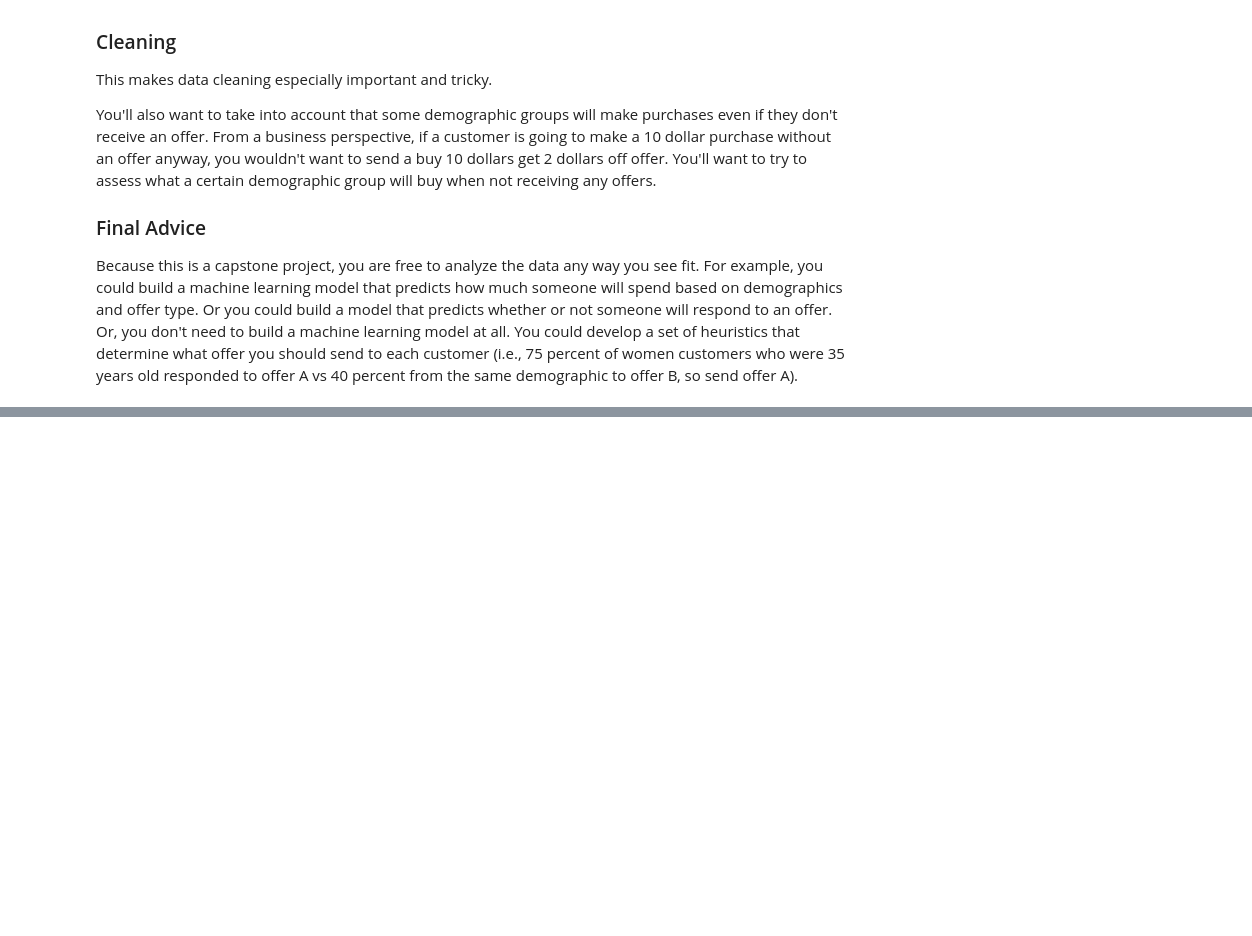
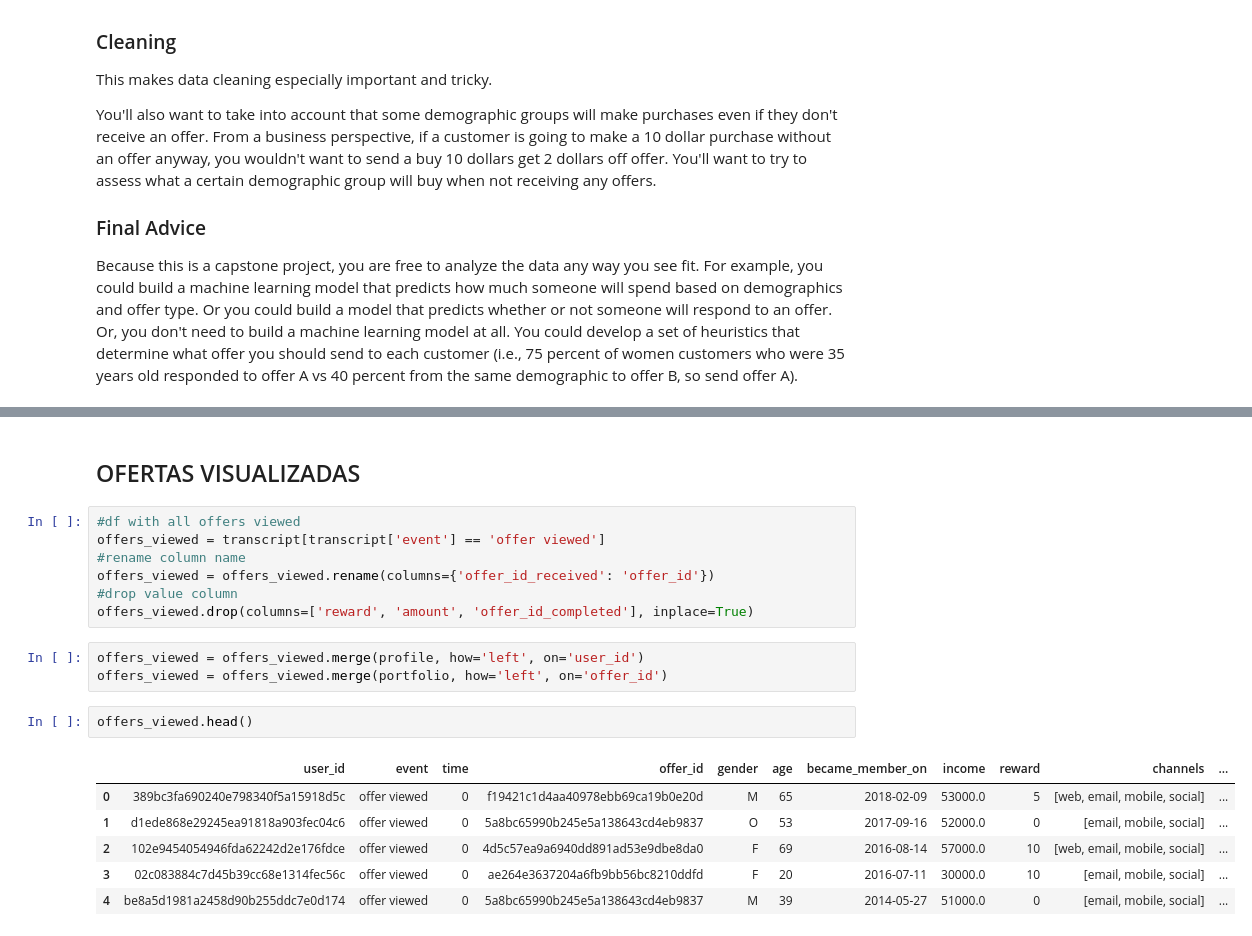
Before and after one commit to matsuch/Capstone-Project-Starbucks, a Jupyter notebook: Starbucks_Capstone_notebook.ipynb, the cells around one changed output, grey strips where cells are left out. Drawn from its saved outputs; the diff is of its cells as text; blank space fills up the shorter version.

```diff
--- a/Starbucks_Capstone_notebook.ipynb
+++ b/Starbucks_Capstone_notebook.ipynb
@@ -95,0 +221,21 @@ portfolio.head()
+# %% [markdown]
+## OFERTAS VISUALIZADAS
+# %%
+#df with all offers viewed
+offers_viewed = transcript[transcript['event'] == 'offer viewed']
+#rename column name
+offers_viewed = offers_viewed.rename(columns={'offer_id_received': 'offer_id'})
+#drop value column
+offers_viewed.drop(columns=['reward', 'amount', 'offer_id_completed'], inplace=True)
+# %%
+offers_viewed = offers_viewed.merge(profile, how='left', on='user_id')
+offers_viewed = offers_viewed.merge(portfolio, how='left', on='offer_id')
+# %%
+offers_viewed.head()
+# %% [output]
+|  | user_id | event | time | offer_id | gender | age | became_member_on | income | reward | channels | ... |
+| 0 | 389bc3fa690240e798340f5a15918d5c | offer viewed | 0 | f19421c1d4aa40978ebb69ca19b0e20d | M | 65 | 2018-02-09 | 53000.0 | 5 | [web, email, mobile, social] | ... |
+| 1 | d1ede868e29245ea91818a903fec04c6 | offer viewed | 0 | 5a8bc65990b245e5a138643cd4eb9837 | O | 53 | 2017-09-16 | 52000.0 | 0 | [email, mobile, social] | ... |
+| 2 | 102e9454054946fda62242d2e176fdce | offer viewed | 0 | 4d5c57ea9a6940dd891ad53e9dbe8da0 | F | 69 | 2016-08-14 | 57000.0 | 10 | [web, email, mobile, social] | ... |
+| 3 | 02c083884c7d45b39cc68e1314fec56c | offer viewed | 0 | ae264e3637204a6fb9bb56bc8210ddfd | F | 20 | 2016-07-11 | 30000.0 | 10 | [email, mobile, social] | ... |
+| 4 | be8a5d1981a2458d90b255ddc7e0d174 | offer viewed | 0 | 5a8bc65990b245e5a138643cd4eb9837 | M | 39 | 2014-05-27 | 51000.0 | 0 | [email, mobile, social] | ... |
```
Also changed, not shown: parts of 34 cells of this notebook.
